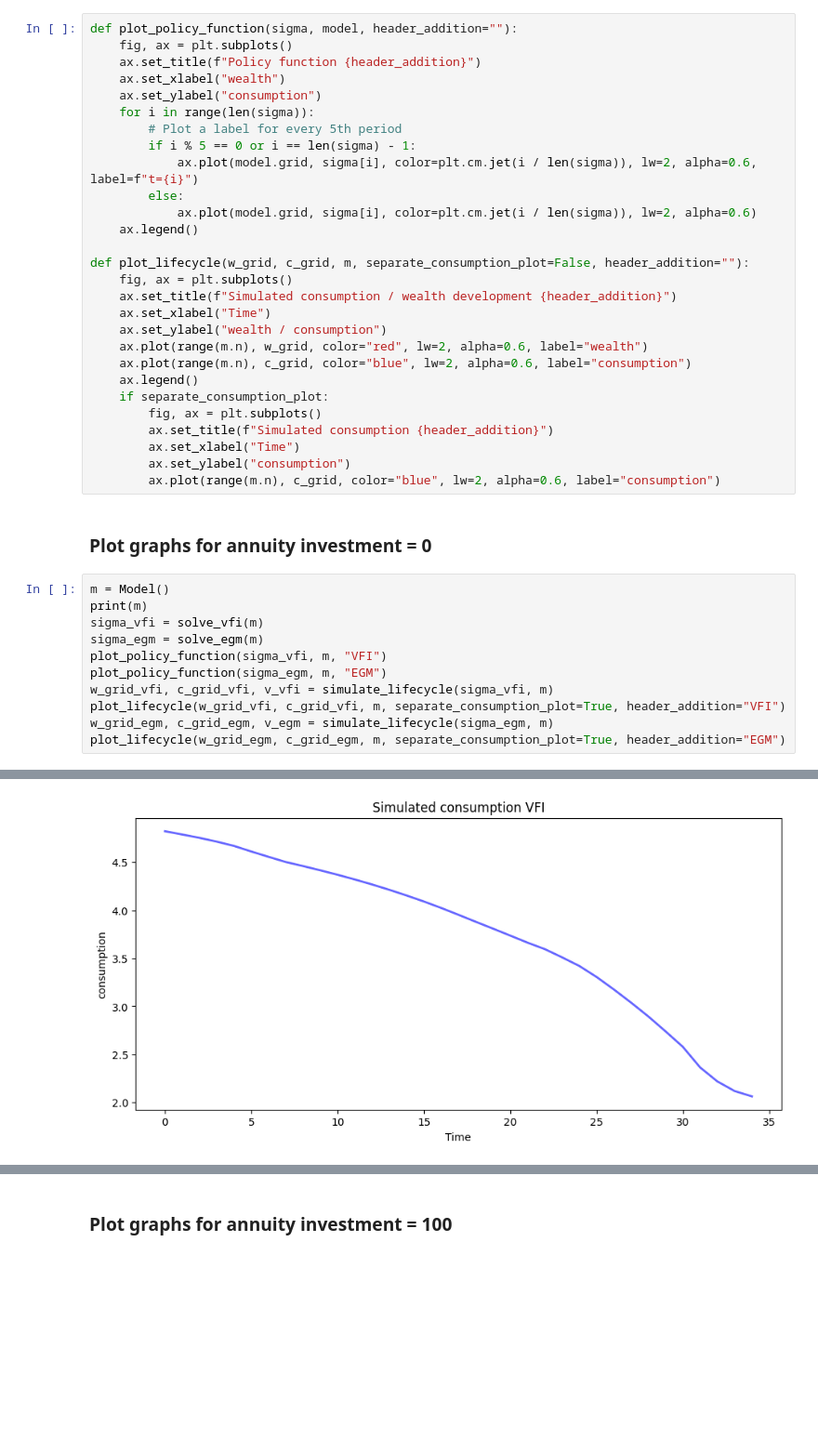
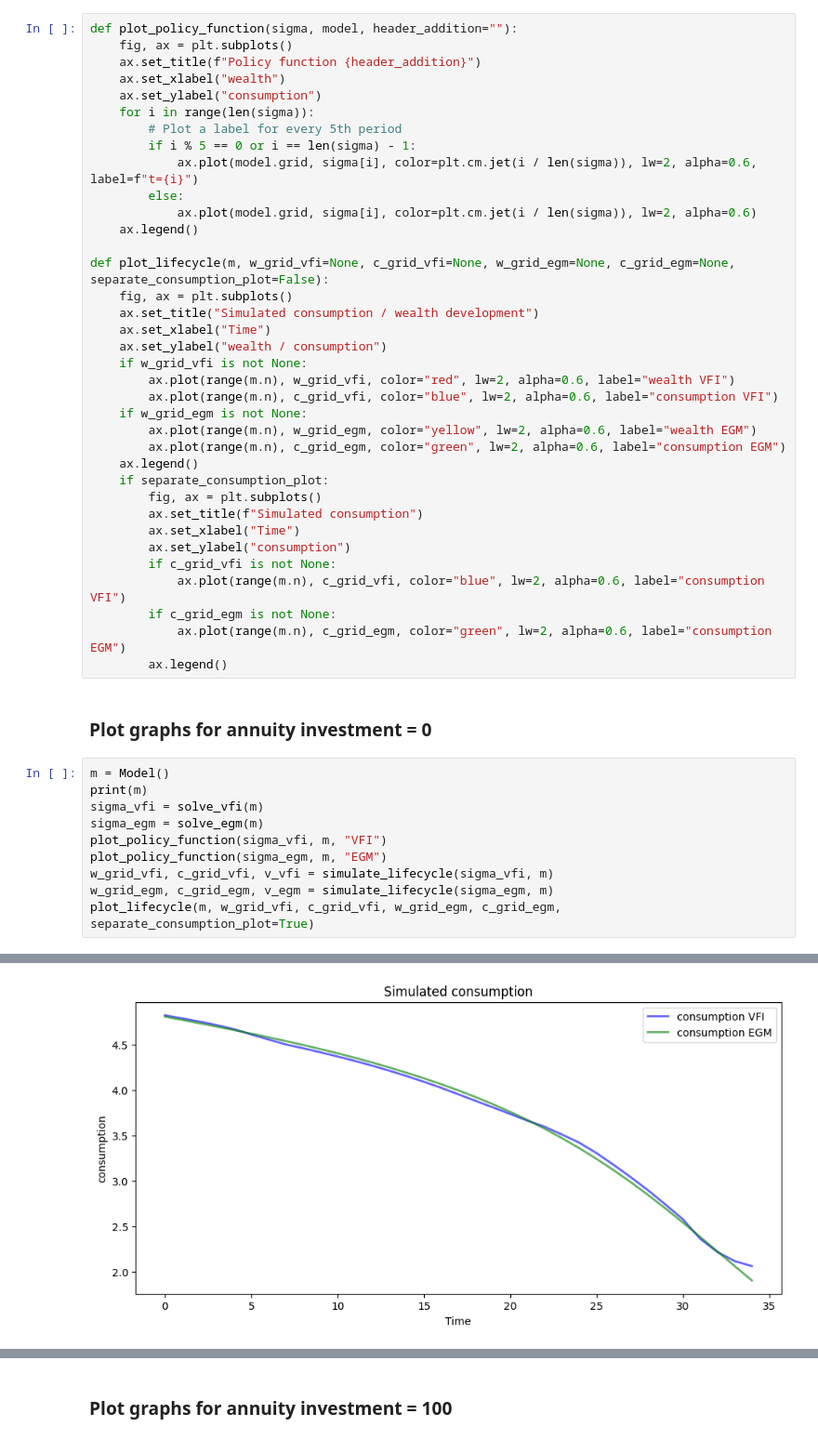
Before and after one commit to jonathan-cl/thesis, a Jupyter notebook: first_exercise/egm_and_vfi.ipynb, the cells around one changed output, grey strips where cells are left out. Shown: that part at 93% size. Cells and saved outputs as stored; diff of their text form; blank space fills up the shorter version.

Commit message:
improve plots

```diff
--- a/first_exercise/egm_and_vfi.ipynb
+++ b/first_exercise/egm_and_vfi.ipynb
@@ -194,20 +195,28 @@ def plot_policy_function(sigma, model, header_addition=""):
             ax.plot(model.grid, sigma[i], color=plt.cm.jet(i / len(sigma)), lw=2, alpha=0.6)
     ax.legend()
 
-def plot_lifecycle(w_grid, c_grid, m, separate_consumption_plot=False, header_addition=""):
+def plot_lifecycle(m, w_grid_vfi=None, c_grid_vfi=None, w_grid_egm=None, c_grid_egm=None, separate_consumption_plot=False):
     fig, ax = plt.subplots()
-    ax.set_title(f"Simulated consumption / wealth development {header_addition}")
+    ax.set_title("Simulated consumption / wealth development")
     ax.set_xlabel("Time")
     ax.set_ylabel("wealth / consumption")
-    ax.plot(range(m.n), w_grid, color="red", lw=2, alpha=0.6, label="wealth")
-    ax.plot(range(m.n), c_grid, color="blue", lw=2, alpha=0.6, label="consumption")
+    if w_grid_vfi is not None:
+        ax.plot(range(m.n), w_grid_vfi, color="red", lw=2, alpha=0.6, label="wealth VFI")
+        ax.plot(range(m.n), c_grid_vfi, color="blue", lw=2, alpha=0.6, label="consumption VFI")
+    if w_grid_egm is not None:
+        ax.plot(range(m.n), w_grid_egm, color="yellow", lw=2, alpha=0.6, label="wealth EGM")
+        ax.plot(range(m.n), c_grid_egm, color="green", lw=2, alpha=0.6, label="consumption EGM")
     ax.legend()
     if separate_consumption_plot:
         fig, ax = plt.subplots()
-        ax.set_title(f"Simulated consumption {header_addition}")
+        ax.set_title(f"Simulated consumption")
         ax.set_xlabel("Time")
         ax.set_ylabel("consumption")
-        ax.plot(range(m.n), c_grid, color="blue", lw=2, alpha=0.6, label="consumption")
+        if c_grid_vfi is not None:
+            ax.plot(range(m.n), c_grid_vfi, color="blue", lw=2, alpha=0.6, label="consumption VFI")
+        if c_grid_egm is not None:
+            ax.plot(range(m.n), c_grid_egm, color="green", lw=2, alpha=0.6, label="consumption EGM")
+        ax.legend()
 # %% [markdown]
 ### Plot graphs for annuity investment = 0
 # %%
@@ -218,9 +227,8 @@ sigma_egm = solve_egm(m)
 plot_policy_function(sigma_vfi, m, "VFI")
 plot_policy_function(sigma_egm, m, "EGM")
 w_grid_vfi, c_grid_vfi, v_vfi = simulate_lifecycle(sigma_vfi, m)
-plot_lifecycle(w_grid_vfi, c_grid_vfi, m, separate_consumption_plot=True, header_addition="VFI")
 w_grid_egm, c_grid_egm, v_egm = simulate_lifecycle(sigma_egm, m)
-plot_lifecycle(w_grid_egm, c_grid_egm, m, separate_consumption_plot=True, header_addition="EGM")
+plot_lifecycle(m, w_grid_vfi, c_grid_vfi, w_grid_egm, c_grid_egm, separate_consumption_plot=True)
 # %% [output]
 Model with parameters: endowment=100, annuity investment=0, beta=0.96, gamma=5, s=65, T=100, r=1.02, p=0.0
 [figure]
@@ -229 +237 @@ Model with parameters: endowment=100, annuity investment=0, beta=0.96, gamma=5,
-[figure, old version]
+[figure, new version]
```
Also changed, not shown: parts of 5 cells of this notebook.
